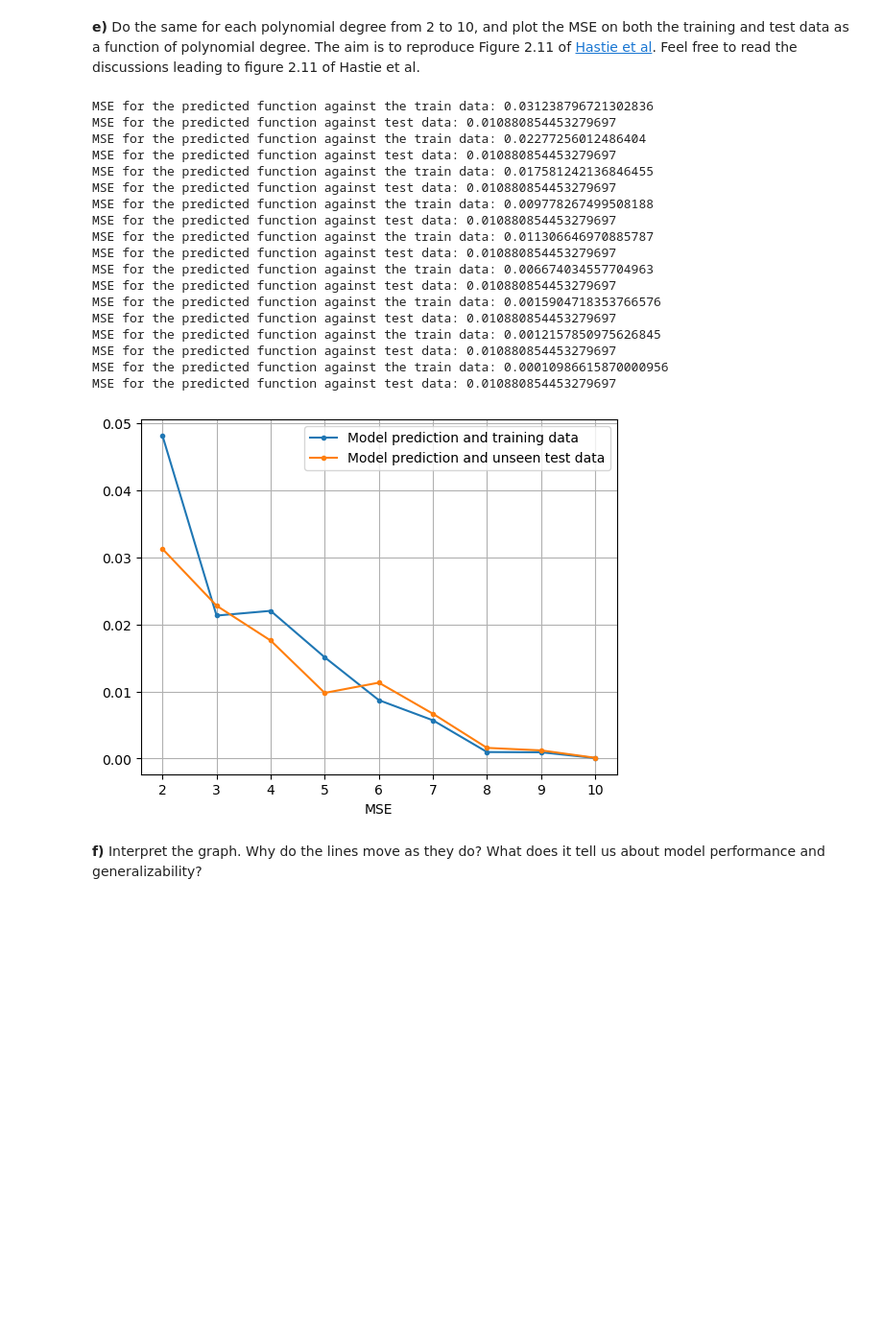
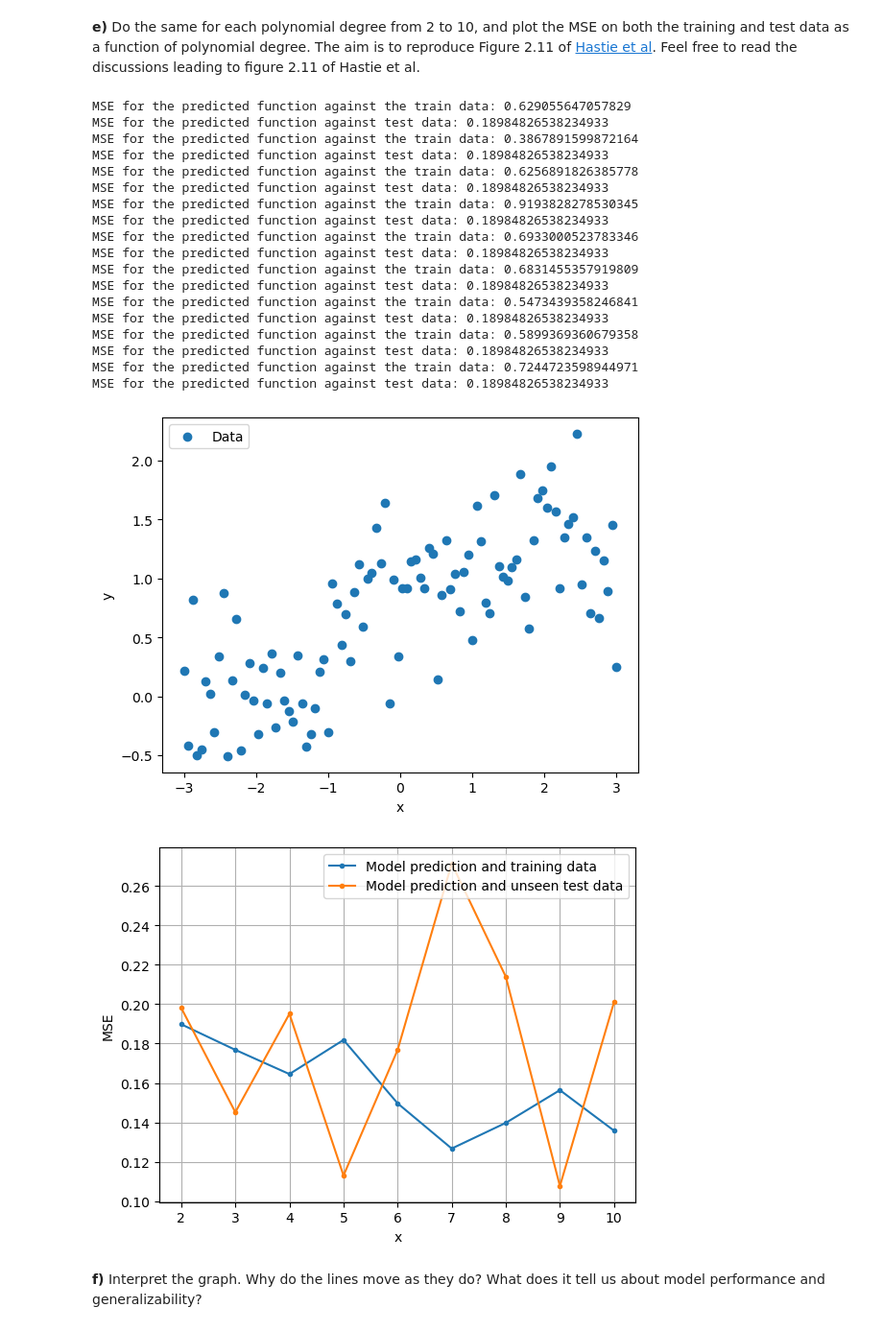
Before and after one commit to johnmagj/FYS-STK4155, a Jupyter notebook: Week35/exercises_week35.ipynb, the cells around one changed output. Shown at 96% size. Cells and saved outputs as stored; diff of their text form; code cells hidden in the pictures; blank space fills up the shorter version.

```diff
--- a/Week35/exercises_week35.ipynb
+++ b/Week35/exercises_week35.ipynb
@@ -306,7 +306,7 @@ When fitting a polynomial with linear regression, we make each polynomial degree
 # %%
 n = 100
 x = np.linspace(-3, 3, n)
-y = np.exp(-x**2) + 1.5 * np.exp(-(x-2)**2) + np.random.normal(0, 0.1)
+y = np.exp(-x**2) + 1.5 * np.exp(-(x-2)**2) + np.random.normal(0, 0.4, size=n)
 # %% [markdown]
 **a)** Create a feature matrix $\boldsymbol{X}$ for the features $x, x^2, x^3, x^4, x^5$, including an intercept column of ones at the start. Make this into a function, as you will do this a lot over the next weeks.
 # %%
@@ -404,57 +404,65 @@ poly_min = 2
 poly_max = 10
 poly_degrees = np.arange(poly_min, poly_max + 1)
 
 MSE_predict_train = np.zeros(len(poly_degrees))
 MSE_predict_test = np.zeros(len(poly_degrees))
 
 j = 0   #Counter
 
 for i in poly_degrees:
     X = polynomial_features(x, i)
     X_train, X_test, y_train, y_test = train_test_split(X, y, test_size=0.2)
     x1_train = X_train[:,1]
     x1_test = X_test[:,1]
     beta = OLS_parameters(X_train, y_train)
-    predict_train_y = model_func(x1_train, beta)
-    predict_test_y = model_func(x1_test, beta)
+    predict_y_train = model_func(x1_train, beta)
+    predict_y_test = model_func(x1_test, beta)
 
-    MSE_predict_train[j] = mean_squared_error(y_train, predict_train_y)
-    MSE_predict_test[j] = mean_squared_error(y_test, predict_test_y)
+    MSE_predict_train[j] = mean_squared_error(y_train, predict_y_train)
+    MSE_predict_test[j] = mean_squared_error(y_test, predict_y_test)
 
     j += 1
 
     predict_train_mse = mean_squared_error(y_train, predict_train_y)
     predict_train_mse = mean_squared_error(y_test, predict_test_y)
     print("MSE for the predicted function against the train data:", predict_train_mse)
     print("MSE for the predicted function against test data:", predict_test_mse)
 
+plt.scatter(x,y, label = "Data")
+plt.xlabel("x")
+plt.ylabel("y")
+plt.legend()
+plt.show()
+plt.close()
+
 plt.plot(poly_degrees, MSE_predict_train, ".-",label = "Model prediction and training data")
 plt.plot(poly_degrees, MSE_predict_test, ".-", label = "Model prediction and unseen test data")
 plt.grid()
-plt.xlabel("Poly. degree")
-plt.xlabel("MSE")
+plt.xlabel("x")
+plt.ylabel("MSE")
 plt.legend()
 plt.show()
 plt.close()
 # %% [output]
-MSE for the predicted function against the train data: 0.031238796721302836
-MSE for the predicted function against test data: 0.010880854453279697
-MSE for the predicted function against the train data: 0.02277256012486404
-MSE for the predicted function against test data: 0.010880854453279697
-MSE for the predicted function against the train data: 0.017581242136846455
-MSE for the predicted function against test data: 0.010880854453279697
-MSE for the predicted function against the train data: 0.009778267499508188
-MSE for the predicted function against test data: 0.010880854453279697
-MSE for the predicted function against the train data: 0.011306646970885787
-MSE for the predicted function against test data: 0.010880854453279697
-MSE for the predicted function against the train data: 0.006674034557704963
-MSE for the predicted function against test data: 0.010880854453279697
-MSE for the predicted function against the train data: 0.0015904718353766576
-MSE for the predicted function against test data: 0.010880854453279697
-MSE for the predicted function against the train data: 0.0012157850975626845
-MSE for the predicted function against test data: 0.010880854453279697
-MSE for the predicted function against the train data: 0.00010986615870000956
-MSE for the predicted function against test data: 0.010880854453279697
+MSE for the predicted function against the train data: 0.629055647057829
+MSE for the predicted function against test data: 0.18984826538234933
+MSE for the predicted function against the train data: 0.3867891599872164
+MSE for the predicted function against test data: 0.18984826538234933
+MSE for the predicted function against the train data: 0.6256891826385778
+MSE for the predicted function against test data: 0.18984826538234933
+MSE for the predicted function against the train data: 0.9193828278530345
+MSE for the predicted function against test data: 0.18984826538234933
+MSE for the predicted function against the train data: 0.6933000523783346
+MSE for the predicted function against test data: 0.18984826538234933
+MSE for the predicted function against the train data: 0.6831455357919809
+MSE for the predicted function against test data: 0.18984826538234933
+MSE for the predicted function against the train data: 0.5473439358246841
+MSE for the predicted function against test data: 0.18984826538234933
+MSE for the predicted function against the train data: 0.5899369360679358
+MSE for the predicted function against test data: 0.18984826538234933
+MSE for the predicted function against the train data: 0.7244723598944971
+MSE for the predicted function against test data: 0.18984826538234933
-[figure, old version]
+[figure, new version]
+[figure, added]
 # %% [markdown]
 **f)** Interpret the graph. Why do the lines move as they do? What does it tell us about model performance and generalizability?
```
Also changed, not shown: parts of 8 cells of this notebook.
